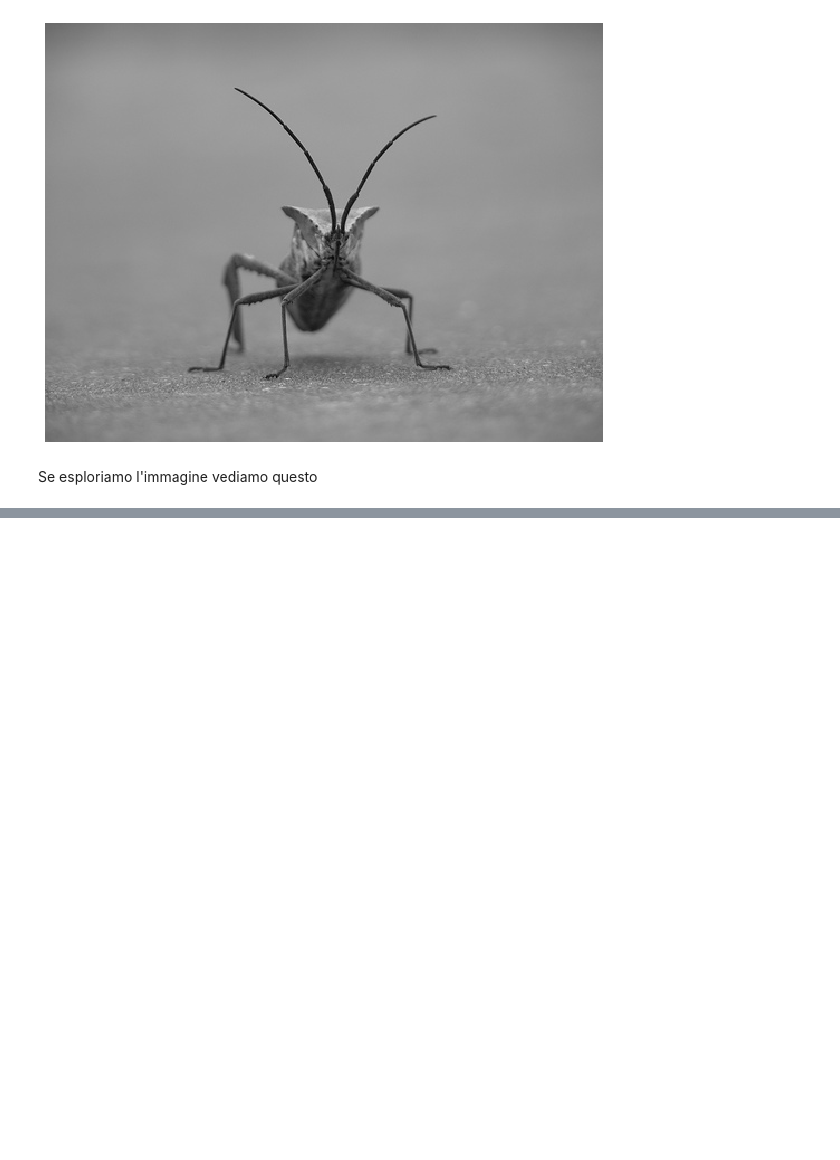
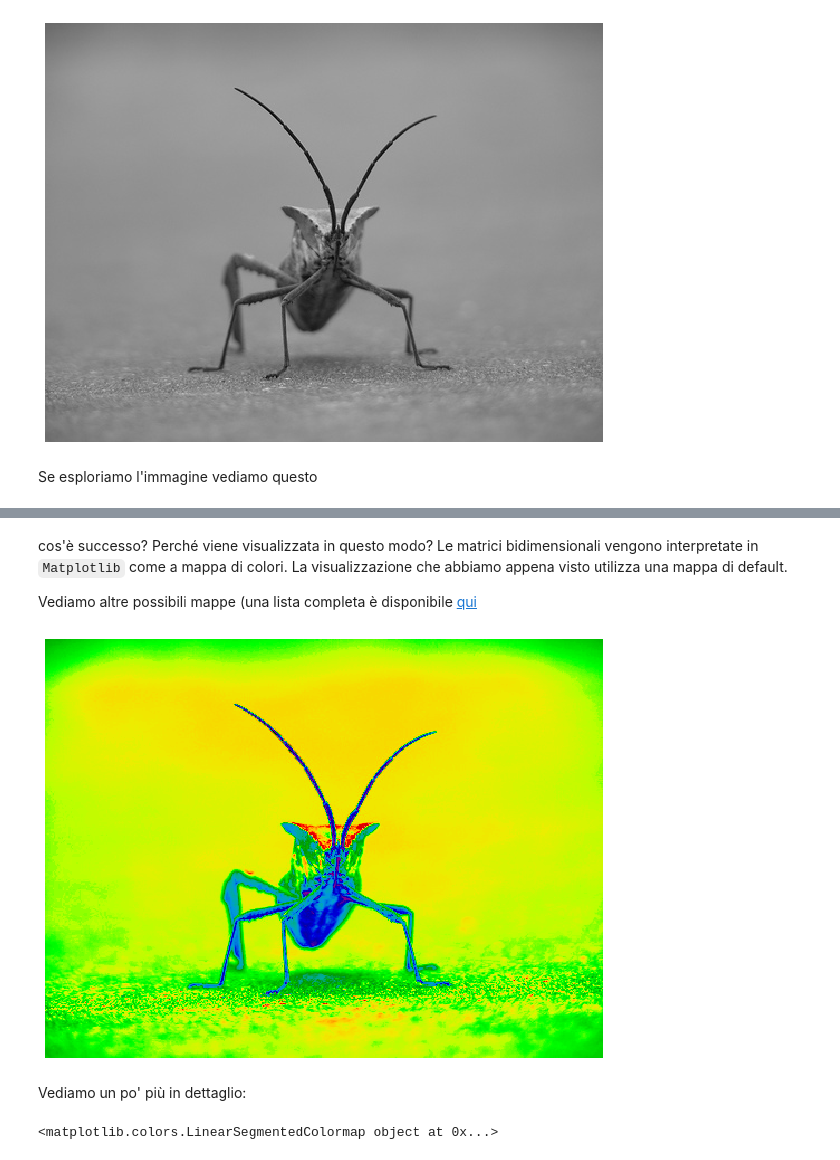
Before and after one commit to gmanco/cv_notebooks, a Jupyter notebook: lezione1.ipynb, the cells around one changed output, grey strips where cells are left out. Saved outputs shown, nothing was run; the diff lists cells and outputs as text; code cells hidden in the pictures; blank space fills up the shorter version.

```diff
--- a/lezione1.ipynb
+++ b/lezione1.ipynb
@@ -103,0 +109,19 @@ Quindi, se proviamo a plottare
+# %% [markdown]
+cos'è successo? Perché viene visualizzata in questo modo?
+Le matrici bidimensionali vengono interpretate in `Matplotlib` come a mappa di colori. La visualizzazione che abbiamo appena visto utilizza una mappa di default.
+
+Vediamo altre possibili mappe (una lista completa è disponibile [qui](https://matplotlib.org/tutorials/colors/colormaps.html)
+# %%
+img_show(img_grey, cmap="nipy_spectral")
+# %% [output]
+[figure, added]
+# %% [markdown]
+Vediamo un po' più in dettaglio:
+# %%
+cmap = cm.get_cmap('Spectral')
+
+
+
+print(cmap)
+# %% [output]
+<matplotlib.colors.LinearSegmentedColormap object at 0x...>
```
Also changed, not shown: parts of 33 cells of this notebook.
